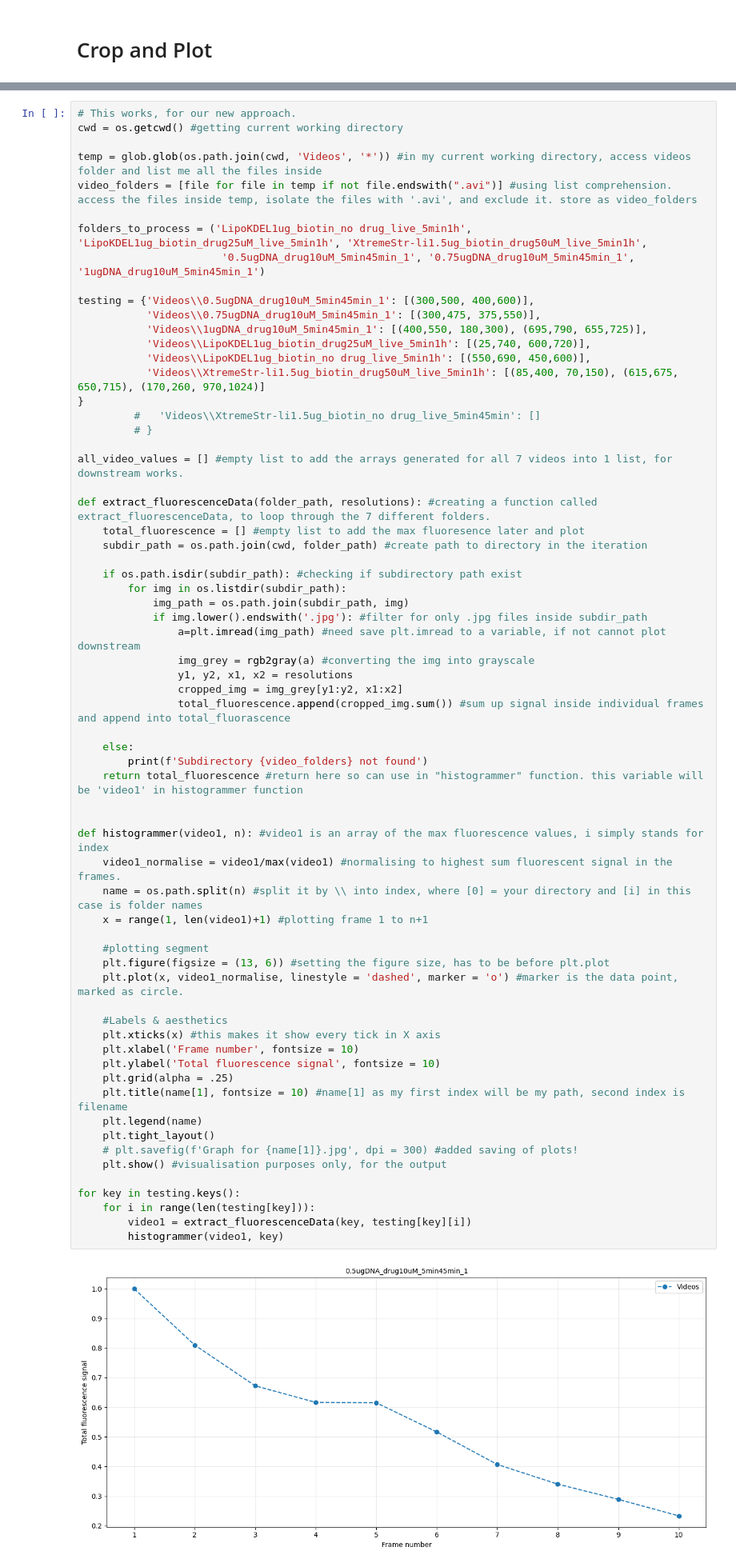
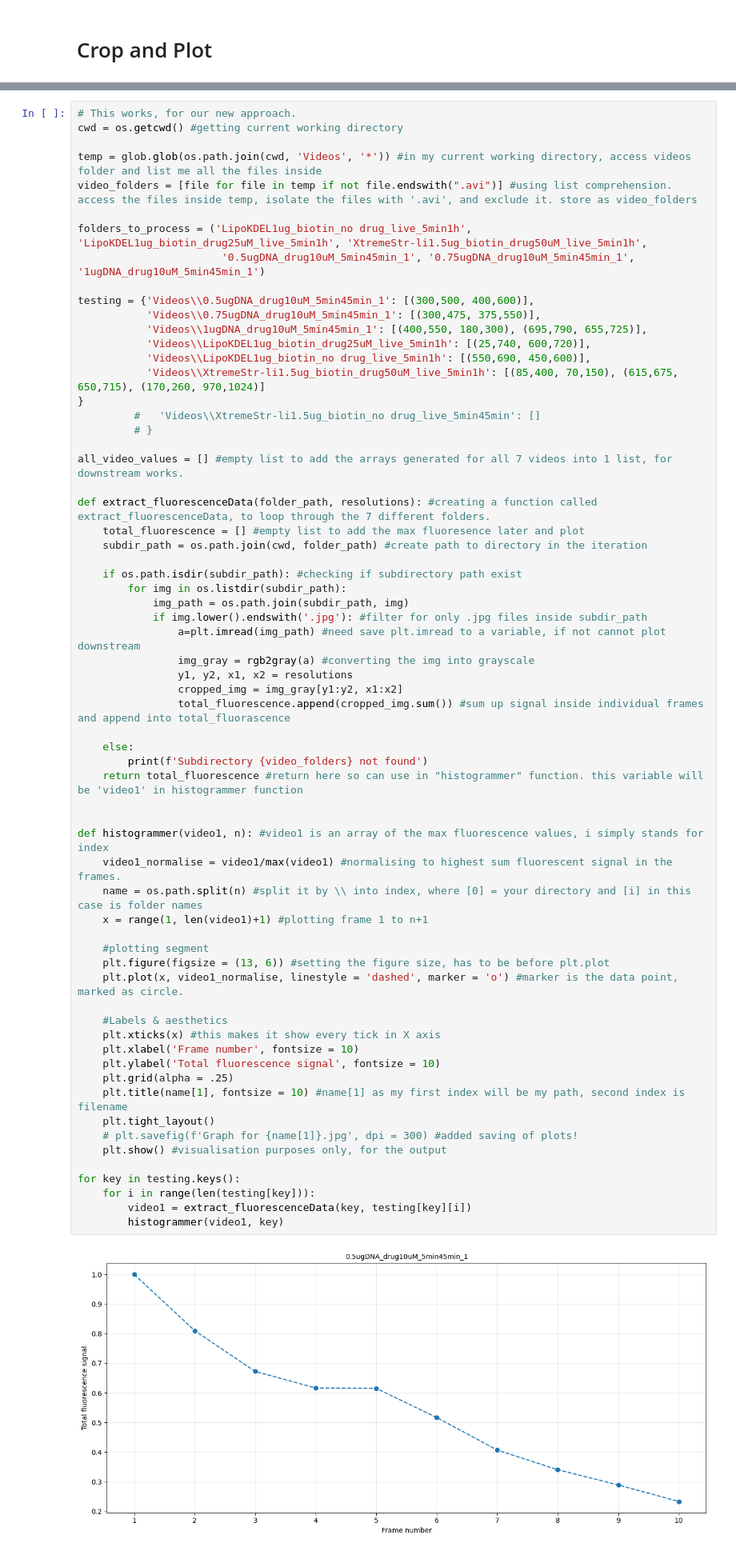
Before and after one commit to SPS-SP2273/learning-portfolio-2024-aug-immunoglobulinaustin, a Jupyter notebook: final_group_project/final_group_project.ipynb, the cells around one changed output, grey strips where cells are left out. Shown at 80% size. Saved outputs shown, nothing was run; the diff lists cells and outputs as text.

```diff
--- a/final_group_project/final_group_project.ipynb
+++ b/final_group_project/final_group_project.ipynb
@@ -192,39 +192,38 @@ def extract_fluorescenceData(folder_path, resolutions): #creating a function cal
             img_path = os.path.join(subdir_path, img)
             if img.lower().endswith('.jpg'): #filter for only .jpg files inside subdir_path
                 a=plt.imread(img_path) #need save plt.imread to a variable, if not cannot plot downstream
-                img_grey = rgb2gray(a) #converting the img into grayscale
+                img_gray = rgb2gray(a) #converting the img into grayscale
                 y1, y2, x1, x2 = resolutions
-                cropped_img = img_grey[y1:y2, x1:x2]
+                cropped_img = img_gray[y1:y2, x1:x2]
                 total_fluorescence.append(cropped_img.sum()) #sum up signal inside individual frames and append into total_fluorascence
 
     else:
         print(f'Subdirectory {video_folders} not found')
     return total_fluorescence #return here so can use in "histogrammer" function. this variable will be 'video1' in histogrammer function
 
 
 def histogrammer(video1, n): #video1 is an array of the max fluorescence values, i simply stands for index
     video1_normalise = video1/max(video1) #normalising to highest sum fluorescent signal in the frames.
     name = os.path.split(n) #split it by \\ into index, where [0] = your directory and [i] in this case is folder names
     x = range(1, len(video1)+1) #plotting frame 1 to n+1
 
     #plotting segment
     plt.figure(figsize = (13, 6)) #setting the figure size, has to be before plt.plot
     plt.plot(x, video1_normalise, linestyle = 'dashed', marker = 'o') #marker is the data point, marked as circle.
 
     #Labels & aesthetics
     plt.xticks(x) #this makes it show every tick in X axis
     plt.xlabel('Frame number', fontsize = 10)
     plt.ylabel('Total fluorescence signal', fontsize = 10)
     plt.grid(alpha = .25)
     plt.title(name[1], fontsize = 10) #name[1] as my first index will be my path, second index is filename
-    plt.legend(name)
     plt.tight_layout()
     # plt.savefig(f'Graph for {name[1]}.jpg', dpi = 300) #added saving of plots!
     plt.show() #visualisation purposes only, for the output
 
 for key in testing.keys():
     for i in range(len(testing[key])):
         video1 = extract_fluorescenceData(key, testing[key][i])
         histogrammer(video1, key)
 # %% [output]
-[figure, old version]
+[figure, new version]
```
Also changed, not shown: parts of 2 cells of this notebook.
